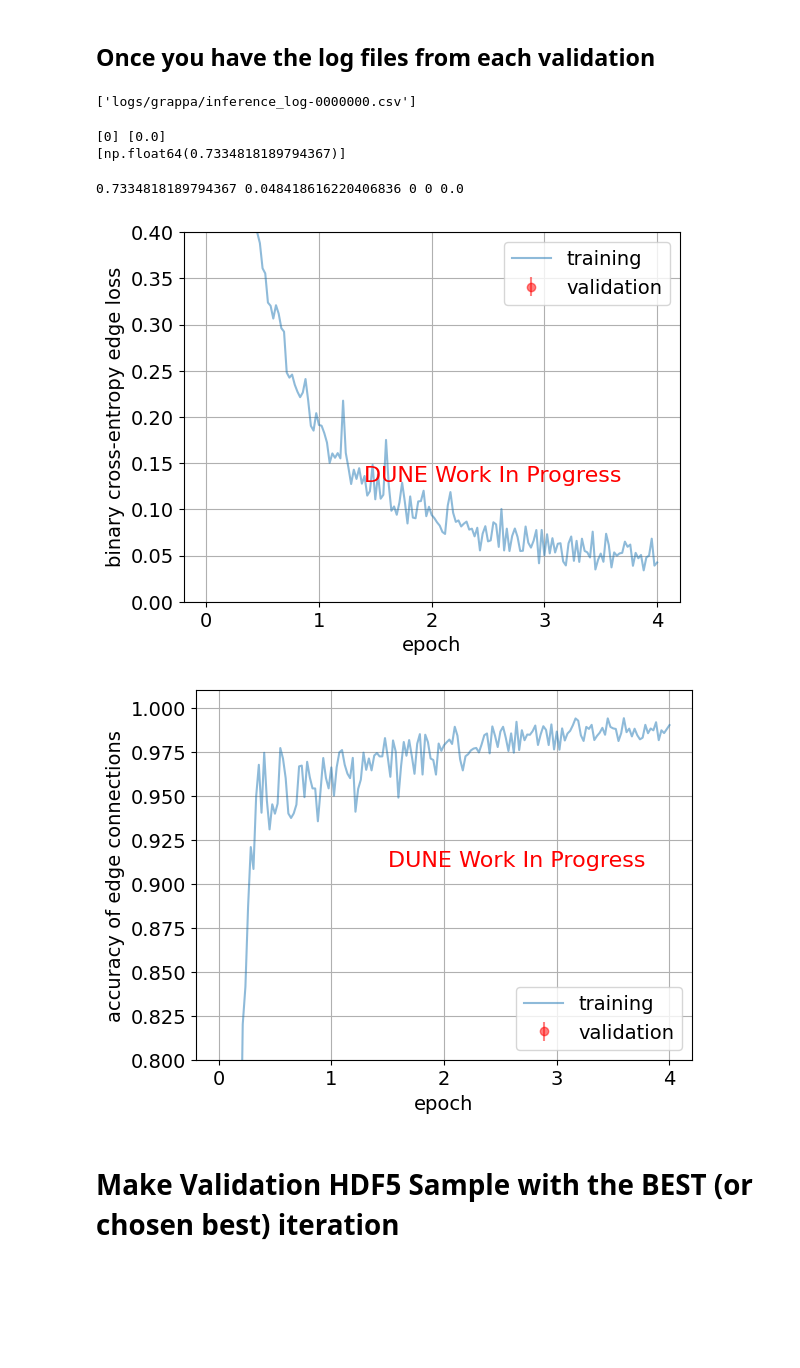
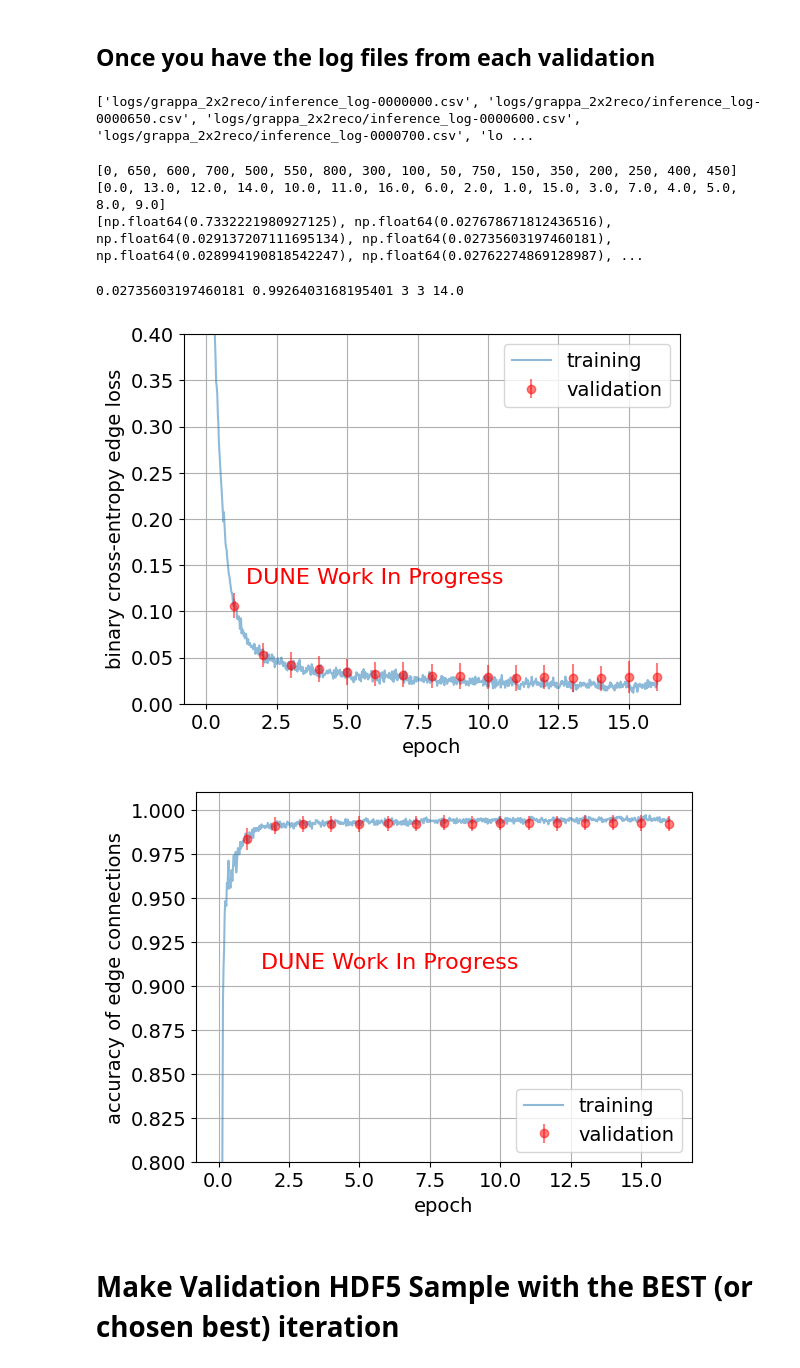
Before and after one commit to jessimic/track_matching_reco_GNN, a Jupyter notebook: GNN_training_testing_curves.ipynb, the cells around one changed output. Cells and saved outputs as stored; diff of their text form; code cells hidden in the pictures; blank space fills up the shorter version.

```diff
--- a/GNN_training_testing_curves.ipynb
+++ b/GNN_training_testing_curves.ipynb
@@ -15,8 +15,10 @@ sys.path.append(SOFTWARE_DIR)
 # %%
 import pandas as pd
 import numpy as np
-path = '/global/homes/j/jessiem/track_matching_reco_GNN/logs/grappa/train_log-0000000.csv' # Adapt path name
-df = pd.read_csv(path)
+path= '/global/cfs/cdirs/dune/users/dxing/2x2_reco_unbal/train_log_Mx2_reco.csv'
+#path = '/global/homes/j/jessiem/track_matching_reco_GNN/logs/grappa/train_log-0000000.csv' # Adapt path name
+df1 = pd.read_csv(path)
 #Find how many iterations per epoch, which depends on the batch size and data
-iterations_per_epoch = np.where(df.epoch==1.0)[0]
-df
+iterations_per_epoch = np.where(df1.epoch==1.0)[0]
+df2 = pd.read_csv('/global/cfs/cdirs/dune/users/dxing/2x2_reco_unbal/train_log_Mx2_reco_2.csv')
+df = pd.concat([df1, df2], ignore_index=True)
@@ -59,10 +67,10 @@ df.plot('iter', 'gpu_mem', grid=True)
 # %%
 import glob
 
-val_files = glob.glob('logs/grappa/inference*')
+val_files = glob.glob('logs/grappa_2x2reco/inference*')
 print(val_files)
 # %% [output]
-['logs/grappa/inference_log-0000000.csv']
+['logs/grappa_2x2reco/inference_log-0000000.csv', 'logs/grappa_2x2reco/inference_log-0000650.csv', 'logs/grappa_2x2reco/inference_log-0000600.csv', 'logs/grappa_2x2reco/inference_log-0000700.csv', 'lo ...
 # %%
 iterations = [int(f.split('-')[-1][:7]) for f in val_files]
 epochs = [float(i/iterations_per_epoch) for i in iterations]
@@ -73,27 +81,27 @@ astds = [pd.read_csv(f).accuracy.std() for f in val_files]
 print(iterations, epochs)
 print(losses)
 # %% [output]
-[0] [0.0]
-[np.float64(0.7334818189794367)]
+[0, 650, 600, 700, 500, 550, 800, 300, 100, 50, 750, 150, 350, 200, 250, 400, 450] [0.0, 13.0, 12.0, 14.0, 10.0, 11.0, 16.0, 6.0, 2.0, 1.0, 15.0, 3.0, 7.0, 4.0, 5.0, 8.0, 9.0]
+[np.float64(0.7332221980927125), np.float64(0.027678671812436516), np.float64(0.029137207111695134), np.float64(0.02735603197460181), np.float64(0.028994190818542247), np.float64(0.02762274869128987), ...
 # %%
 import numpy as np
 print(min(losses), max(accuracys),np.argmin(losses),np.argmax(accuracys),epochs[np.argmax(accuracys)])
 # %% [output]
-0.7334818189794367 0.048418616220406836 0 0 0.0
+0.02735603197460181 0.9926403168195401 3 3 14.0
 # %%
 from matplotlib import pyplot as plt
 
-df.plot('epoch', 'loss', ylim=[0,0.4], grid=True,label="training",alpha=0.5)
+df.plot('itr', 'loss', ylim=[0,0.4], grid=True,label="training",alpha=0.5)
 plt.errorbar(epochs, losses, yerr=stds, fmt='o', color="red",alpha=0.5, label='validation')
 plt.legend(fontsize=14)
 plt.ylabel("binary cross-entropy edge loss",fontsize=14)
 plt.xlabel("epoch",fontsize=14)
 plt.text(1.4, .13, 'DUNE Work In Progress', fontsize=16, color='red')
 plt.tick_params(axis='x', labelsize=14)
 plt.tick_params(axis='y', labelsize=14)
 plt.savefig("plots/loss_"+str(max(epochs))+".png",dpi=300,bbox_inches="tight")
 # %% [output]
-[figure, old version]
+[figure, new version]
 # %%
 df.plot('epoch', 'accuracy', ylim=[0.8,1.01], grid=True,label="training",alpha=0.5)
 plt.errorbar(epochs, accuracys, yerr=astds, fmt='o', color="red",alpha=0.5, label='validation')
@@ -105,7 +113,7 @@ plt.tick_params(axis='x', labelsize=14)
 plt.tick_params(axis='y', labelsize=14)
 plt.savefig("plots/accuracy_"+str(max(epochs))+".png",dpi=300,bbox_inches="tight")
 # %% [output]
-[figure, old version]
+[figure, new version]
 # %% [markdown]
 # Make Validation HDF5 Sample with the BEST (or chosen best) iteration
 # %% [markdown]
```
Also changed, not shown: parts of 6 cells of this notebook, 3 other files.
